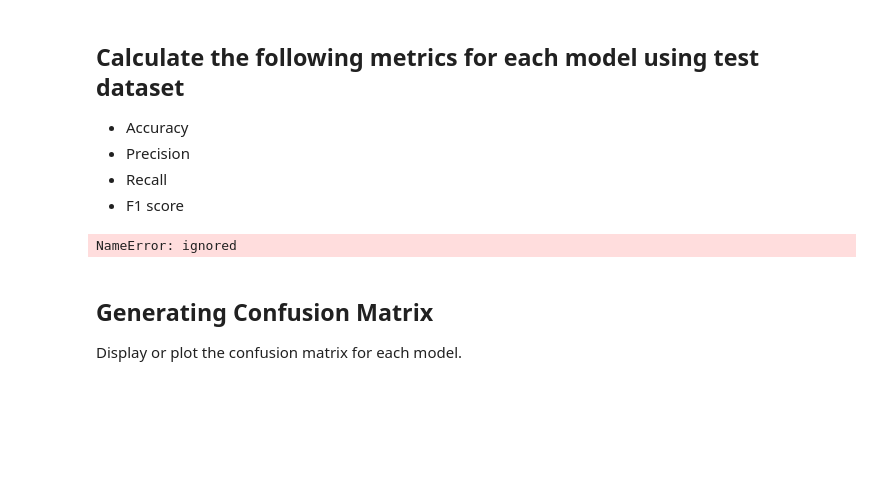
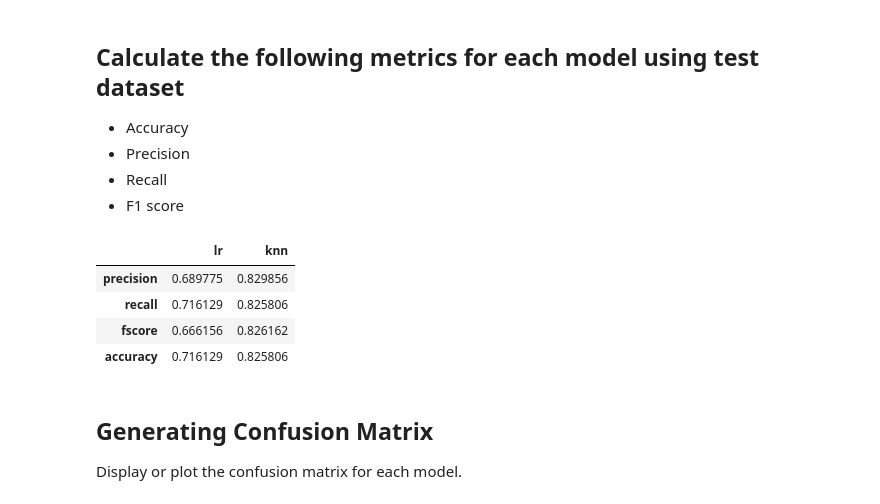
Before and after one commit to absolutemocha/sdaai, a Jupyter notebook: C2329C_AY2022_T3_CWF_Lim_Zhao_Hong.ipynb, the cells around one changed output. Saved outputs shown, nothing was run; the diff lists cells and outputs as text; code cells hidden in the pictures; blank space fills up the shorter version.

```diff
--- a/C2329C_AY2022_T3_CWF_Lim_Zhao_Hong.ipynb
+++ b/C2329C_AY2022_T3_CWF_Lim_Zhao_Hong.ipynb
@@ -320,33 +364,33 @@ AvRR          float64
 dtype: object
 # %%
 ## Split the data into train and test data sets and compare the ratio of classes in both the train and test splits.
-from sklearn.model_selection import StratifiedShuffleSplit
+##from sklearn.model_selection import StratifiedShuffleSplit
 
-feature_cols = data.columns[:-1]
+##feature_cols = data.columns[:-1]
 
 # Get the split indexes
-strat_shuf_split = StratifiedShuffleSplit(n_splits=1,
-                                          test_size=0.3,
-                                          random_state=1)
+##strat_shuf_split = StratifiedShuffleSplit(n_splits=1,
+##                                          test_size=0.3,
+##                                          random_state=1)
 
 # get the locations
-X = data.iloc[:, :-1]
-y = data.iloc[:, -1]
+#X = data.iloc[:, :-1]
+#y = data.iloc[:, -1]
 
 # split the dataset
-X_train, X_test, y_train, y_test = train_test_split(
-    X, y, test_size=0.05, random_state=0)
+#X_train, X_test, y_train, y_test = train_test_split(
+#    X, y, test_size=0.3, random_state=0)
 
 #strat_shuf_split(X_train, y_train)
 
 ##train_idx, test_idx = next(strat_shuf_split.split(data[feature_cols], data.mode))
 
 # Create the dataframes
-#X_train = data.loc[train_idx, feature_cols]
-#y_train = data.loc[train_idx, 'mode']
+##X_train = data.loc[train_idx, feature_cols]
+##y_train = data.loc[train_idx, 'mode']
 
-#X_test  = data.loc[test_idx, feature_cols]
-#y_test  = data.loc[test_idx, 'mode']
+##X_test  = data.loc[test_idx, feature_cols]
+##y_test  = data.loc[test_idx, 'mode']
 
 ##X_train = data.loc[train_idx, feature_cols]
 ##y_train = data.loc[train_idx, 'mode']
@@ -433,8 +435,11 @@ ValueError: ignored
 y_pred = list()
 y_prob = list()
 
-coeff_labels = ['lr', 'l1', 'l2']
-coeff_models = [lr, lr_l1, lr_l2]
+##coeff_labels = ['lr', 'l1', 'l2']
+##coeff_models = [lr, lr_l1, lr_l2]
+
+coeff_labels = ['lr', 'knn']
+coeff_models = [lr, knn]
 
 for lab,mod in zip(coeff_labels, coeff_models):
     y_pred.append(pd.Series(mod.predict(X_test), name=lab))
@@ -491,35 +494,41 @@ Calculate the following metrics for each model using test dataset
 # %%
 from sklearn.metrics import precision_recall_fscore_support as score
 from sklearn.metrics import confusion_matrix, accuracy_score, roc_auc_score
 from sklearn.preprocessing import label_binarize
 
 metrics = list()
 cm = dict()
 
 for lab in coeff_labels:
 
     # Precision, recall, f-score from the multi-class support function
     precision, recall, fscore, _ = score(y_test, y_pred[lab], average='weighted')
 
     # The usual way to calculate accuracy
     accuracy = accuracy_score(y_test, y_pred[lab])
 
     # ROC-AUC scores can be calculated by binarizing the data
-    auc = roc_auc_score(label_binarize(y_test, classes=[0,1,2,3,4,5]),
-              label_binarize(y_pred[lab], classes=[0,1,2,3,4,5]),
-              average='weighted')
+##    auc = roc_auc_score(label_binarize(y_test, classes=[0,1,2,3,4,5]),
+##              label_binarize(y_pred[lab], classes=[0,1,2,3,4,5]),
+##              average='weighted')
 
     # Last, the confusion matrix
     cm[lab] = confusion_matrix(y_test, y_pred[lab])
 
     metrics.append(pd.Series({'precision':precision, 'recall':recall,
-                              'fscore':fscore, 'accuracy':accuracy,
-                              'auc':auc},
+                              'fscore':fscore, 'accuracy':accuracy},
+                              #'auc':auc},
                              name=lab))
 
 metrics = pd.concat(metrics, axis=1)
+
+metrics
 # %% [output]
-NameError: ignored
+|  | lr | knn |
+| precision | 0.689775 | 0.829856 |
+| recall | 0.716129 | 0.825806 |
+| fscore | 0.666156 | 0.826162 |
+| accuracy | 0.716129 | 0.825806 |
 # %% [markdown]
 Generating Confusion Matrix
 ---
```
Also changed, not shown: parts of 24 cells of this notebook.
